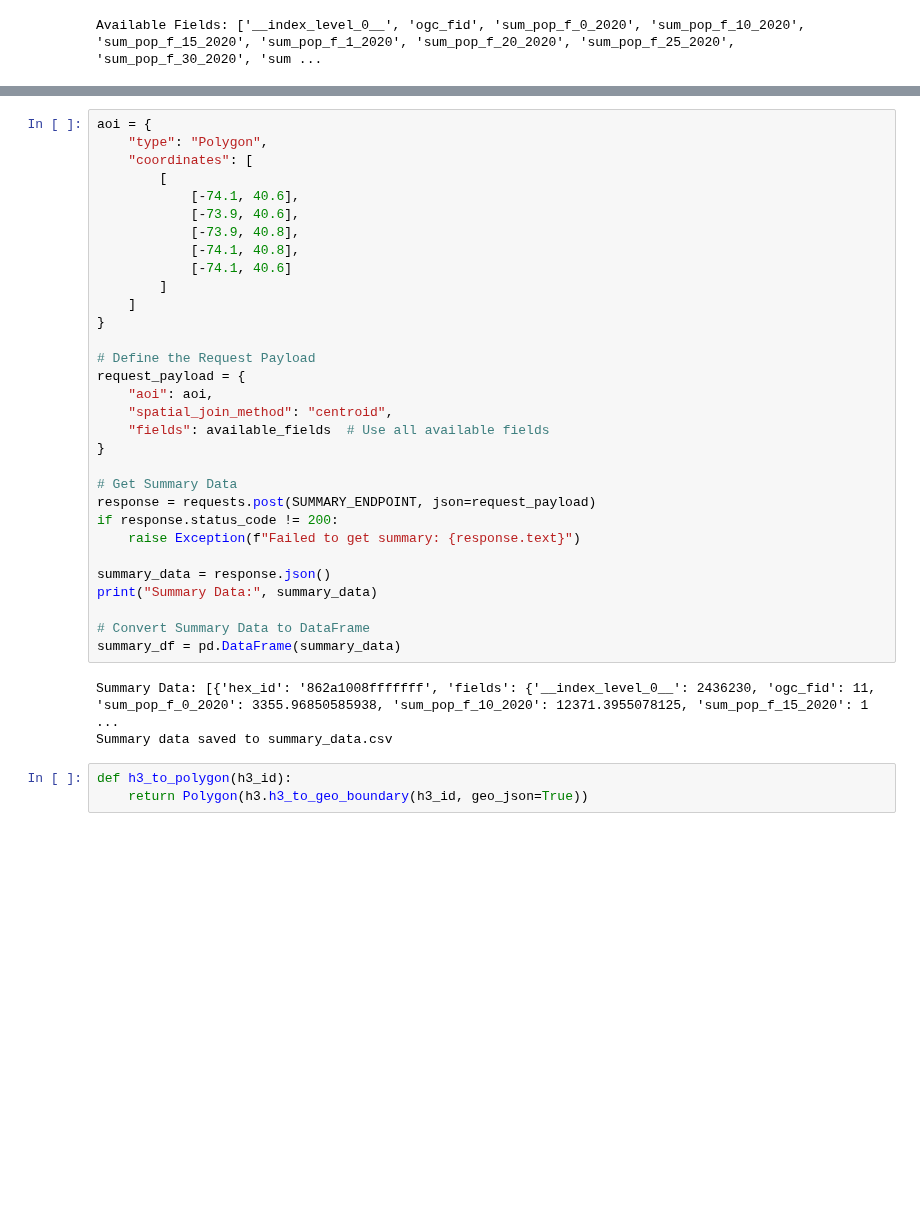
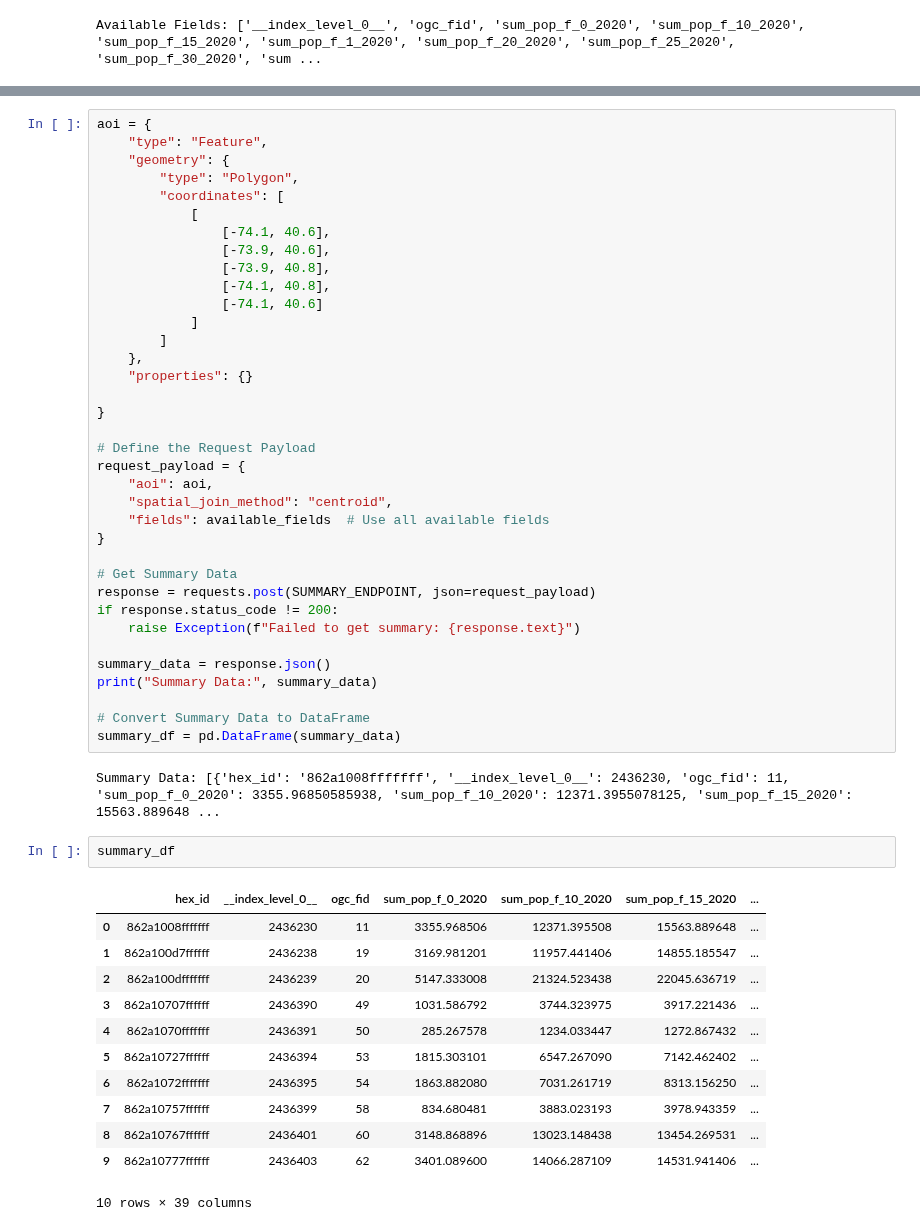
Before and after one commit to worldbank/DECAT_Space2Stats, a Jupyter notebook: notebooks/visualize_nyc_sample.ipynb, the cells around one changed output, grey strips where cells are left out. Drawn from its saved outputs; the diff is of its cells as text; blank space fills up the shorter version.

Commit message:
Update field validation to use geojson_pydantic
Required shifting some types around for the aoi. Shapely is still used in h3_utils.py.

```diff
--- a/notebooks/visualize_nyc_sample.ipynb
+++ b/notebooks/visualize_nyc_sample.ipynb
@@ -20,15 +61,20 @@ Available Fields: ['__index_level_0__', 'ogc_fid', 'sum_pop_f_0_2020', 'sum_pop_
 # %%
 aoi = {
-    "type": "Polygon",
-    "coordinates": [
-        [
-            [-74.1, 40.6],
-            [-73.9, 40.6],
-            [-73.9, 40.8],
-            [-74.1, 40.8],
-            [-74.1, 40.6]
+    "type": "Feature",
+    "geometry": {
+        "type": "Polygon",
+        "coordinates": [
+            [
+                [-74.1, 40.6],
+                [-73.9, 40.6],
+                [-73.9, 40.8],
+                [-74.1, 40.8],
+                [-74.1, 40.6]
+            ]
         ]
-    ]
+    },
+    "properties": {}
+
 }
 
 # Define the Request Payload
@@ -49,9 +95,20 @@ print("Summary Data:", summary_data)
 # Convert Summary Data to DataFrame
 summary_df = pd.DataFrame(summary_data)
 # %% [output]
-Summary Data: [{'hex_id': '862a1008fffffff', 'fields': {'__index_level_0__': 2436230, 'ogc_fid': 11, 'sum_pop_f_0_2020': 3355.96850585938, 'sum_pop_f_10_2020': 12371.3955078125, 'sum_pop_f_15_2020': 1 ...
-Summary data saved to summary_data.csv
+Summary Data: [{'hex_id': '862a1008fffffff', '__index_level_0__': 2436230, 'ogc_fid': 11, 'sum_pop_f_0_2020': 3355.96850585938, 'sum_pop_f_10_2020': 12371.3955078125, 'sum_pop_f_15_2020': 15563.889648 ...
-# %%
-def h3_to_polygon(h3_id):
-    return Polygon(h3.h3_to_geo_boundary(h3_id, geo_json=True))
+# %%
+summary_df
+# %% [output]
+|  | hex_id | __index_level_0__ | ogc_fid | sum_pop_f_0_2020 | sum_pop_f_10_2020 | sum_pop_f_15_2020 | ... |
+| 0 | 862a1008fffffff | 2436230 | 11 | 3355.968506 | 12371.395508 | 15563.889648 | ... |
+| 1 | 862a100d7ffffff | 2436238 | 19 | 3169.981201 | 11957.441406 | 14855.185547 | ... |
+| 2 | 862a100dfffffff | 2436239 | 20 | 5147.333008 | 21324.523438 | 22045.636719 | ... |
+| 3 | 862a10707ffffff | 2436390 | 49 | 1031.586792 | 3744.323975 | 3917.221436 | ... |
+| 4 | 862a1070fffffff | 2436391 | 50 | 285.267578 | 1234.033447 | 1272.867432 | ... |
+| 5 | 862a10727ffffff | 2436394 | 53 | 1815.303101 | 6547.267090 | 7142.462402 | ... |
+| 6 | 862a1072fffffff | 2436395 | 54 | 1863.882080 | 7031.261719 | 8313.156250 | ... |
+| 7 | 862a10757ffffff | 2436399 | 58 | 834.680481 | 3883.023193 | 3978.943359 | ... |
+| 8 | 862a10767ffffff | 2436401 | 60 | 3148.868896 | 13023.148438 | 13454.269531 | ... |
+| 9 | 862a10777ffffff | 2436403 | 62 | 3401.089600 | 14066.287109 | 14531.941406 | ... |
+10 rows × 39 columns
 # %%
```
Also changed, not shown: parts of 4 cells of this notebook, 8 other files.
